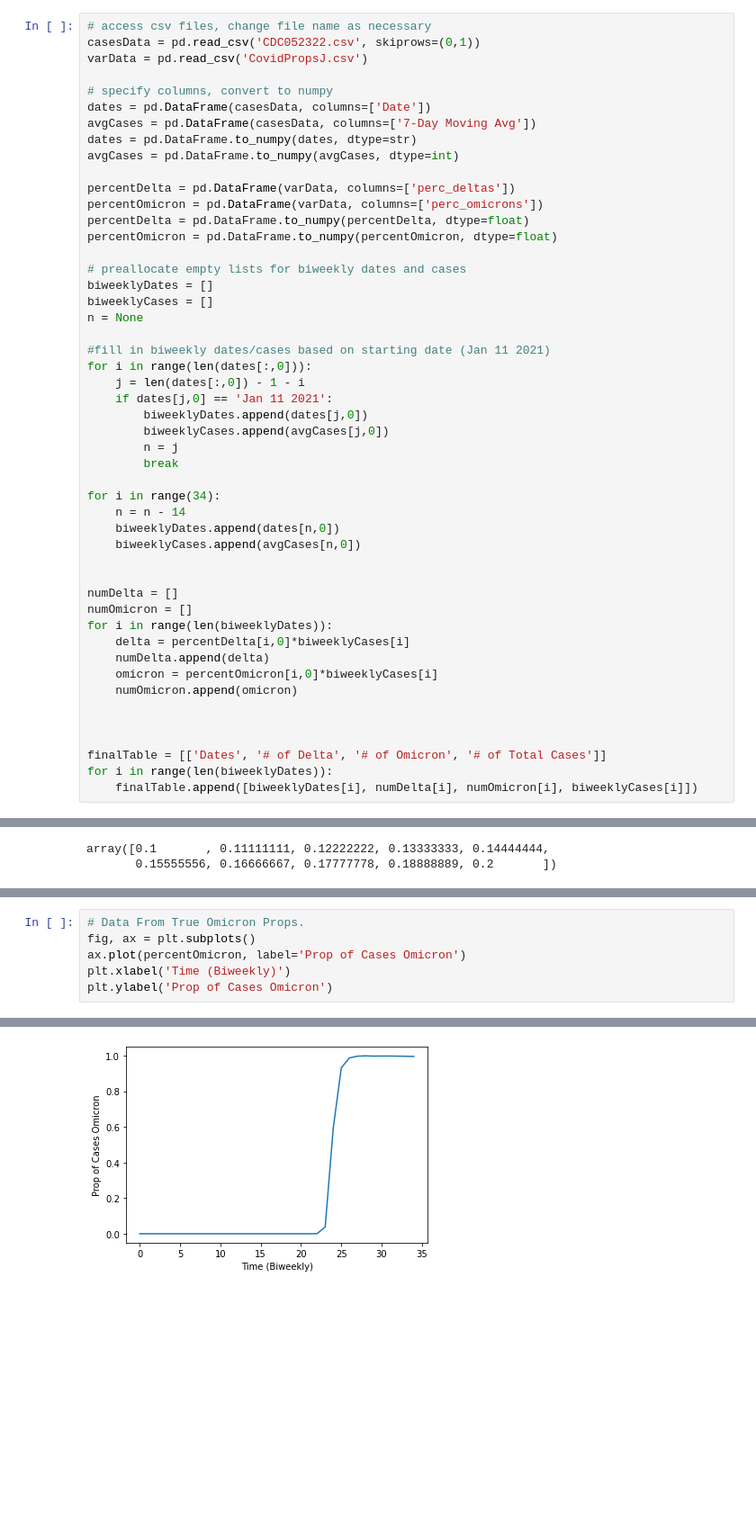
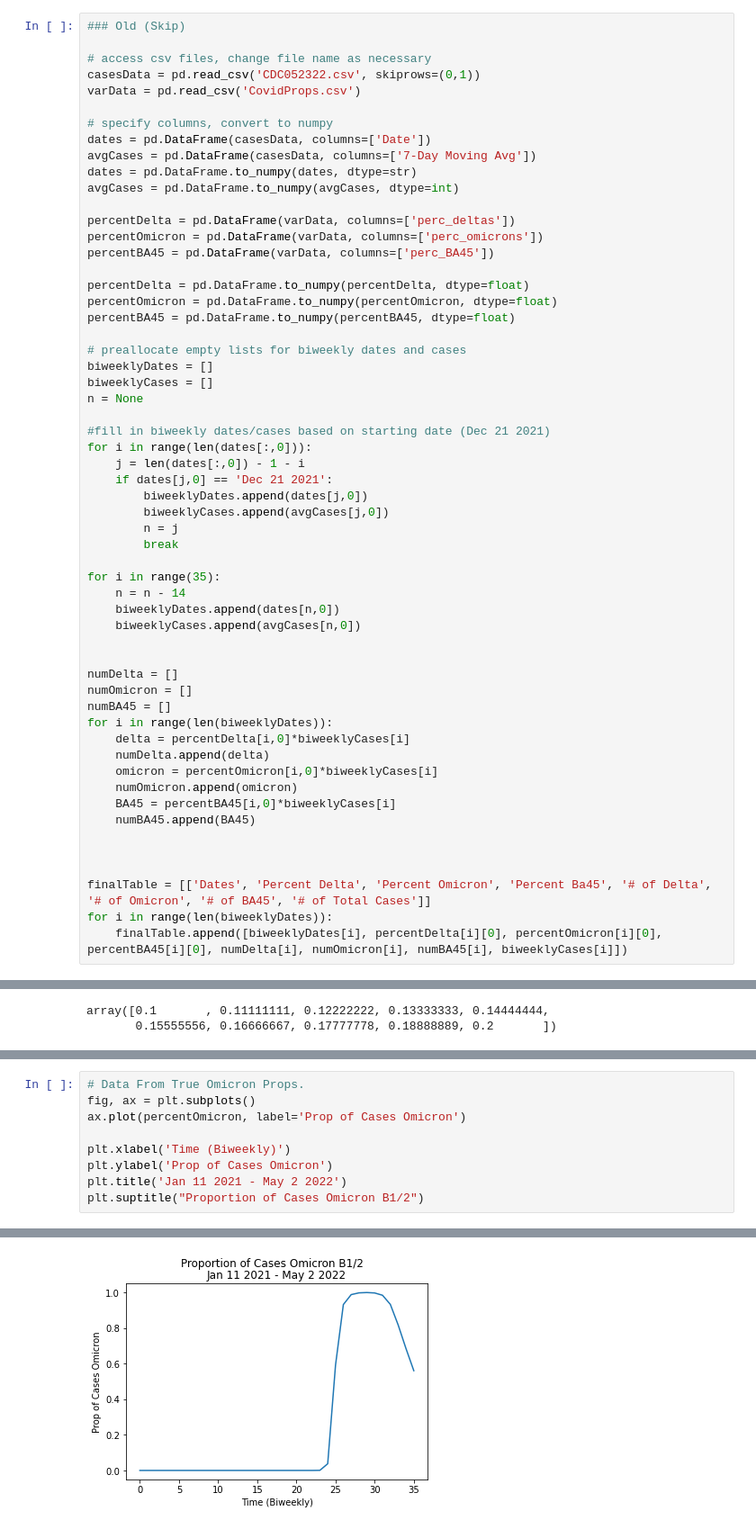
Before and after one commit to JennyHuang19/DOMATH_2022_COVID_MODELING, a Jupyter notebook: is_beta_wave_consistent.ipynb, the cells around one changed output, grey strips where cells are left out. Shown at 90% size. Saved outputs shown, nothing was run; the diff lists cells and outputs as text; blank space fills up the shorter version.

```diff
--- a/is_beta_wave_consistent.ipynb
+++ b/is_beta_wave_consistent.ipynb
@@ -31,7 +179,9 @@ sqrt = np.sqrt
 # %%
+### Old (Skip)
+
 # access csv files, change file name as necessary
 casesData = pd.read_csv('CDC052322.csv', skiprows=(0,1))
-varData = pd.read_csv('CovidPropsJ.csv')
+varData = pd.read_csv('CovidProps.csv')
 
 # specify columns, convert to numpy
 dates = pd.DataFrame(casesData, columns=['Date'])
@@ -41,24 +191,27 @@ avgCases = pd.DataFrame.to_numpy(avgCases, dtype=int)
 
 percentDelta = pd.DataFrame(varData, columns=['perc_deltas'])
 percentOmicron = pd.DataFrame(varData, columns=['perc_omicrons'])
+percentBA45 = pd.DataFrame(varData, columns=['perc_BA45'])
+
 percentDelta = pd.DataFrame.to_numpy(percentDelta, dtype=float)
 percentOmicron = pd.DataFrame.to_numpy(percentOmicron, dtype=float)
+percentBA45 = pd.DataFrame.to_numpy(percentBA45, dtype=float)
 
 # preallocate empty lists for biweekly dates and cases
 biweeklyDates = []
 biweeklyCases = []
 n = None
 
-#fill in biweekly dates/cases based on starting date (Jan 11 2021)
+#fill in biweekly dates/cases based on starting date (Dec 21 2021)
 for i in range(len(dates[:,0])):
     j = len(dates[:,0]) - 1 - i
-    if dates[j,0] == 'Jan 11 2021':
+    if dates[j,0] == 'Dec 21 2021':
         biweeklyDates.append(dates[j,0])
         biweeklyCases.append(avgCases[j,0])
         n = j
         break
 
-for i in range(34):
+for i in range(35):
     n = n - 14
     biweeklyDates.append(dates[n,0])
     biweeklyCases.append(avgCases[n,0])
@@ -66,14 +219,17 @@ for i in range(34):
 
 numDelta = []
 numOmicron = []
+numBA45 = []
 for i in range(len(biweeklyDates)):
     delta = percentDelta[i,0]*biweeklyCases[i]
     numDelta.append(delta)
     omicron = percentOmicron[i,0]*biweeklyCases[i]
     numOmicron.append(omicron)
+    BA45 = percentBA45[i,0]*biweeklyCases[i]
+    numBA45.append(BA45)
 
 
 
-finalTable = [['Dates', '# of Delta', '# of Omicron', '# of Total Cases']]
+finalTable = [['Dates', 'Percent Delta', 'Percent Omicron', 'Percent Ba45', '# of Delta', '# of Omicron', '# of BA45', '# of Total Cases']]
 for i in range(len(biweeklyDates)):
-    finalTable.append([biweeklyDates[i], numDelta[i], numOmicron[i], biweeklyCases[i]])
+    finalTable.append([biweeklyDates[i], percentDelta[i][0], percentOmicron[i][0], percentBA45[i][0], numDelta[i], numOmicron[i], numBA45[i], biweeklyCases[i]])
@@ -211,6 +450,9 @@ for diff_beta in diff_beta_grid:
 # Data From True Omicron Props.
 fig, ax = plt.subplots()
 ax.plot(percentOmicron, label='Prop of Cases Omicron')
+
 plt.xlabel('Time (Biweekly)')
 plt.ylabel('Prop of Cases Omicron')
+plt.title('Jan 11 2021 - May 2 2022')
+plt.suptitle("Proportion of Cases Omicron B1/2")
 # %% [output]
@@ -218 +460 @@ Text(0, 0.5, 'Prop of Cases Omicron')
-[figure, old version]
+[figure, new version]
```
Also changed, not shown: parts of 25 cells of this notebook.
